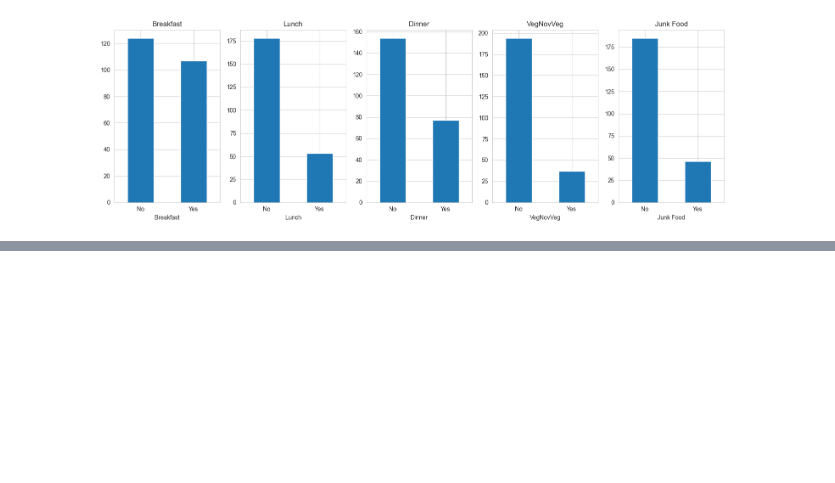
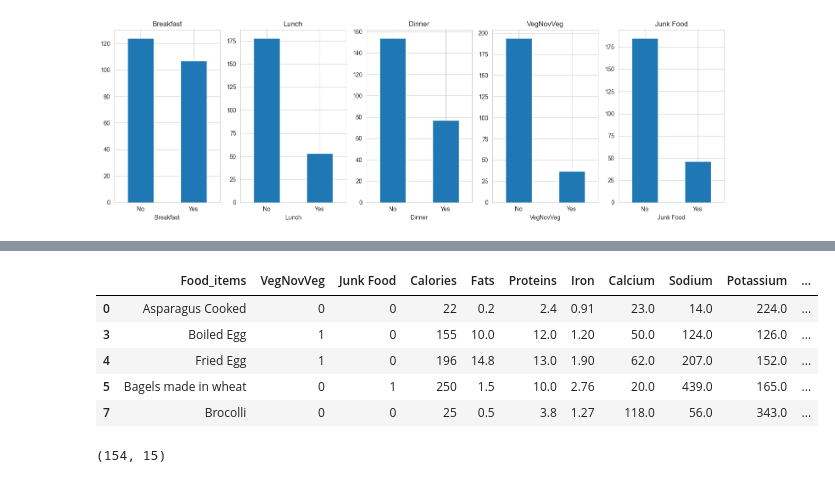
Before and after one commit to Samriddha-Upreti/Diet_Recomendation_System, a Jupyter notebook: Diet_Recomendation_System.ipynb, the cells around one changed output, grey strips where cells are left out. Saved outputs shown, nothing was run; the diff lists cells and outputs as text; code cells hidden in the pictures; blank space fills up the shorter version.

```diff
--- a/Diet_Recomendation_System.ipynb
+++ b/Diet_Recomendation_System.ipynb
@@ -142,0 +169,15 @@ plt.show()
+# %%
+dinner_data=df[df['Dinner']==1][['Food_items','VegNovVeg','Junk Food','Calories','Fats','Proteins','Iron','Calcium','Sodium','Potassium','Carbohydrates','Fibre','VitaminD','Sugars','Link']]
+# %%
+dinner_data.head()
+# %% [output]
+|  | Food_items | VegNovVeg | Junk Food | Calories | Fats | Proteins | Iron | Calcium | Sodium | Potassium | ... |
+| 0 | Asparagus Cooked | 0 | 0 | 22 | 0.2 | 2.4 | 0.91 | 23.0 | 14.0 | 224.0 | ... |
+| 3 | Boiled Egg | 1 | 0 | 155 | 10.0 | 12.0 | 1.20 | 50.0 | 124.0 | 126.0 | ... |
+| 4 | Fried Egg | 1 | 0 | 196 | 14.8 | 13.0 | 1.90 | 62.0 | 207.0 | 152.0 | ... |
+| 5 | Bagels made in wheat | 0 | 1 | 250 | 1.5 | 10.0 | 2.76 | 20.0 | 439.0 | 165.0 | ... |
+| 7 | Brocolli | 0 | 0 | 25 | 0.5 | 3.8 | 1.27 | 118.0 | 56.0 | 343.0 | ... |
+# %%
+dinner_data.shape
+# %% [output]
+(154, 15)
```
Also changed, not shown: parts of 6 cells of this notebook, 3 other files.
